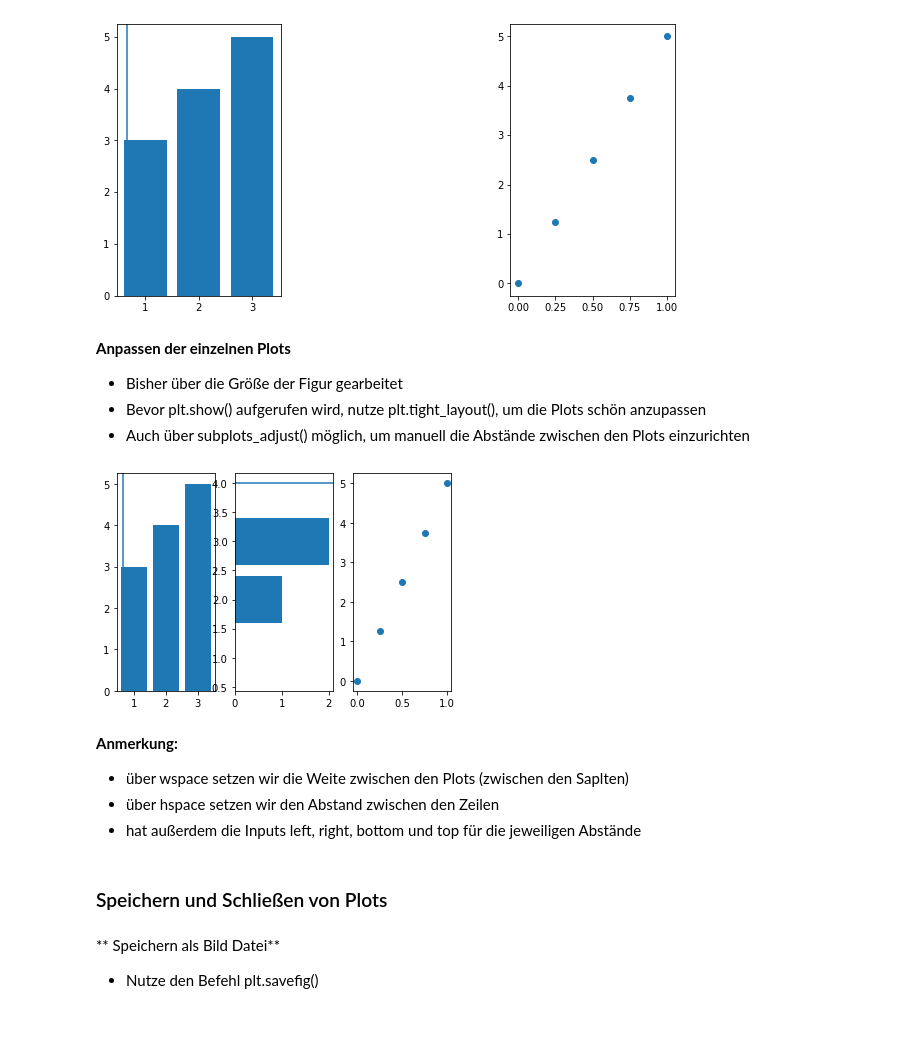
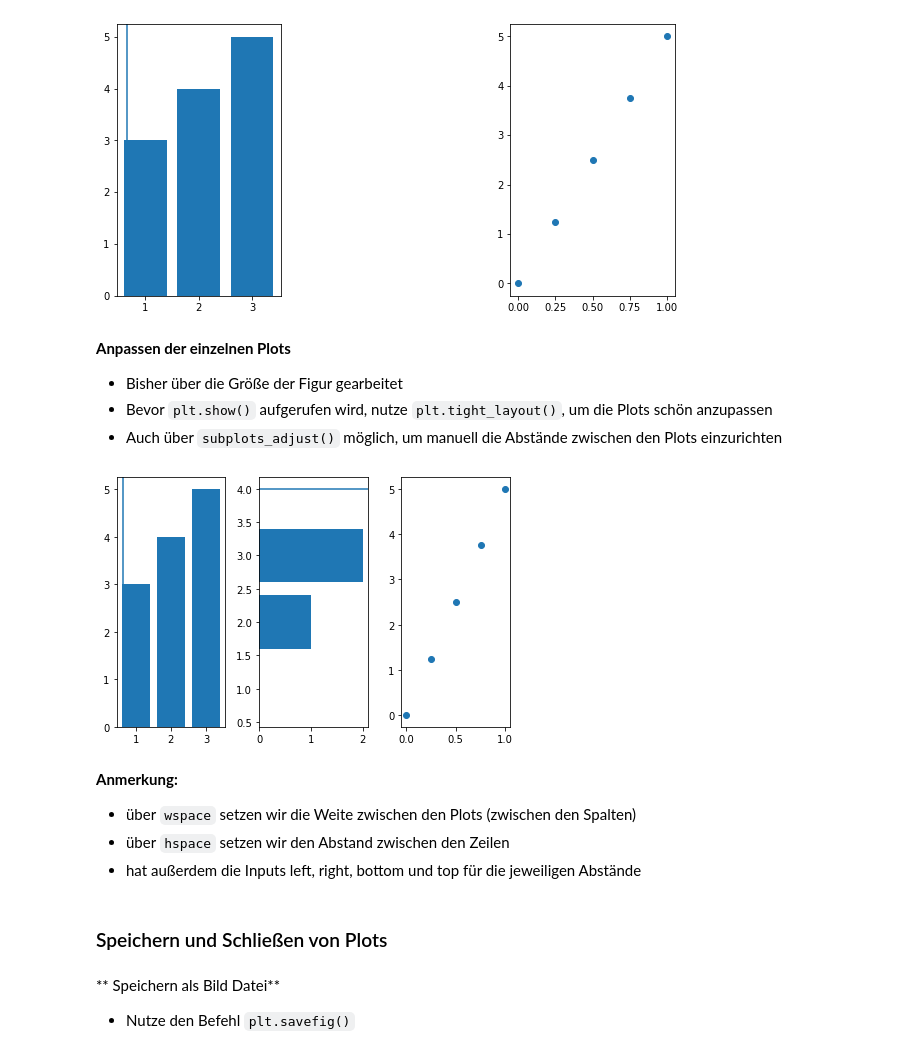
Before and after one commit to FelixRb96/Python_kurs_RTG, a Jupyter notebook: materialien/3_matplotlib.ipynb, the cells around one changed output. Saved outputs shown, nothing was run; the diff lists cells and outputs as text; code cells hidden in the pictures; blank space fills up the shorter version.

```diff
--- a/materialien/3_matplotlib.ipynb
+++ b/materialien/3_matplotlib.ipynb
@@ -266,42 +261,42 @@ plt.show()
 **Anpassen der einzelnen Plots**
 
 * Bisher über die Größe der Figur gearbeitet
-* Bevor plt.show() aufgerufen wird, nutze plt.tight_layout(), um die Plots schön anzupassen
-* Auch über subplots_adjust() möglich, um manuell die Abstände zwischen den Plots einzurichten
+* Bevor `plt.show()` aufgerufen wird, nutze `plt.tight_layout()`, um die Plots schön anzupassen
+* Auch über `subplots_adjust()` möglich, um manuell die Abstände zwischen den Plots einzurichten
 # %%
 # Initialisierung des plots
 fig = plt.figure()
 ax1 = fig.add_subplot(131)
 ax2 = fig.add_subplot(132)
 ax3 = fig.add_subplot(133)
 
 # Plotten der Daten
 ax1.bar([1,2,3],[3,4,5])
 ax2.barh([1,2,3],[0,1,2])
 ax2.axhline(4)
 ax1.axvline(0.65)
 ax3.scatter(np.linspace(0, 1, 5), np.linspace(0, 5, 5))
 
 
-#plt.tight_layout()
+plt.tight_layout()
 plt.show()
 # %% [output]
-[figure, old version]
+[figure, new version]
 # %%
 fig, axs = plt.subplots(2,2)
 fig.subplots_adjust(wspace=0.5,hspace=0.5)
 # %% [markdown]
 **Anmerkung:**
 
-* über wspace setzen wir die Weite zwischen den Plots (zwischen den Saplten)
-* über hspace setzen wir den Abstand zwischen den Zeilen
+* über `wspace` setzen wir die Weite zwischen den Plots (zwischen den Spalten)
+* über `hspace` setzen wir den Abstand zwischen den Zeilen
 * hat außerdem die Inputs left, right, bottom und top für die jeweiligen Abstände
 # %% [markdown]
 ### Speichern und Schließen von Plots
 # %% [markdown]
 ** Speichern als Bild Datei**
 
-* Nutze den Befehl plt.savefig()
+* Nutze den Befehl `plt.savefig()`
 # %%
 fig = plt.figure()
 ax1 = fig.add_subplot(131)
```
Also changed, not shown: parts of 19 cells of this notebook, 3 other files.
